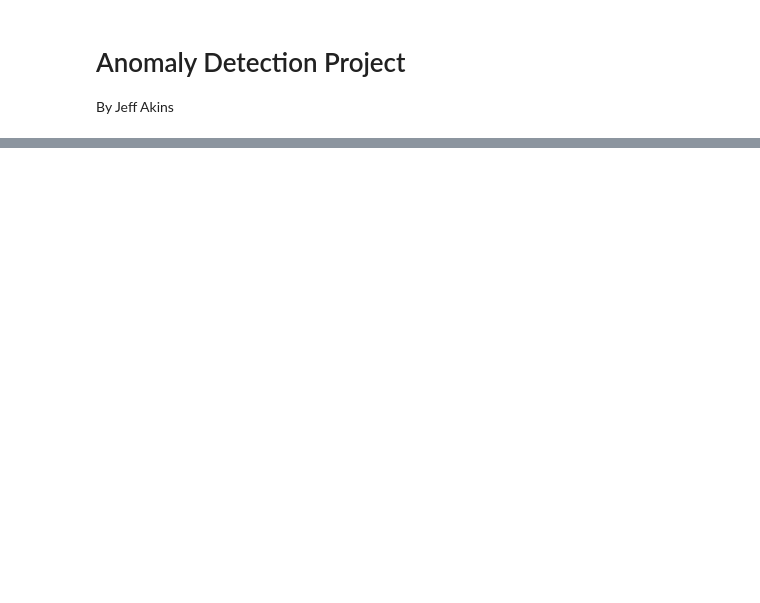
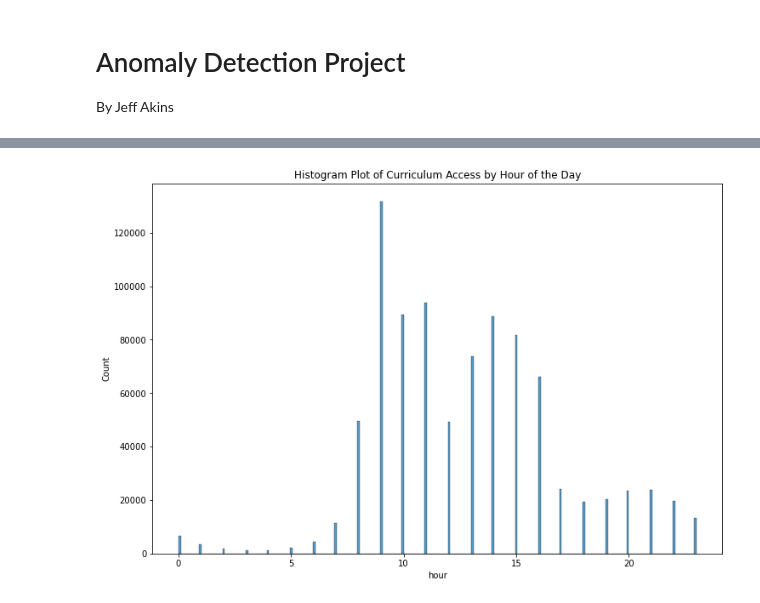
Before and after one commit to jeffakins/anomaly_detection_project, a Jupyter notebook: anomaly_detection_project.ipynb, the cells around one changed output, grey strips where cells are left out. Cells and saved outputs as stored; diff of their text form; code cells hidden in the pictures; blank space fills up the shorter version.

```diff
--- a/anomaly_detection_project.ipynb
+++ b/anomaly_detection_project.ipynb
@@ -47,0 +54,9 @@ memory usage: 109.9+ MB
+# %%
+# Histogram Plot of Curriculum Access by Hour of the Day
+plt.figure(figsize=(12, 8))
+sns.histplot(data=log,
+    x="hour", palette="ch:s=.25,rot=-.25",)
+plt.title('Histogram Plot of Curriculum Access by Hour of the Day')
+plt.show()
+# %% [output]
+[figure, added]
```
Also changed, not shown: parts of 35 cells of this notebook, 1 other file.
